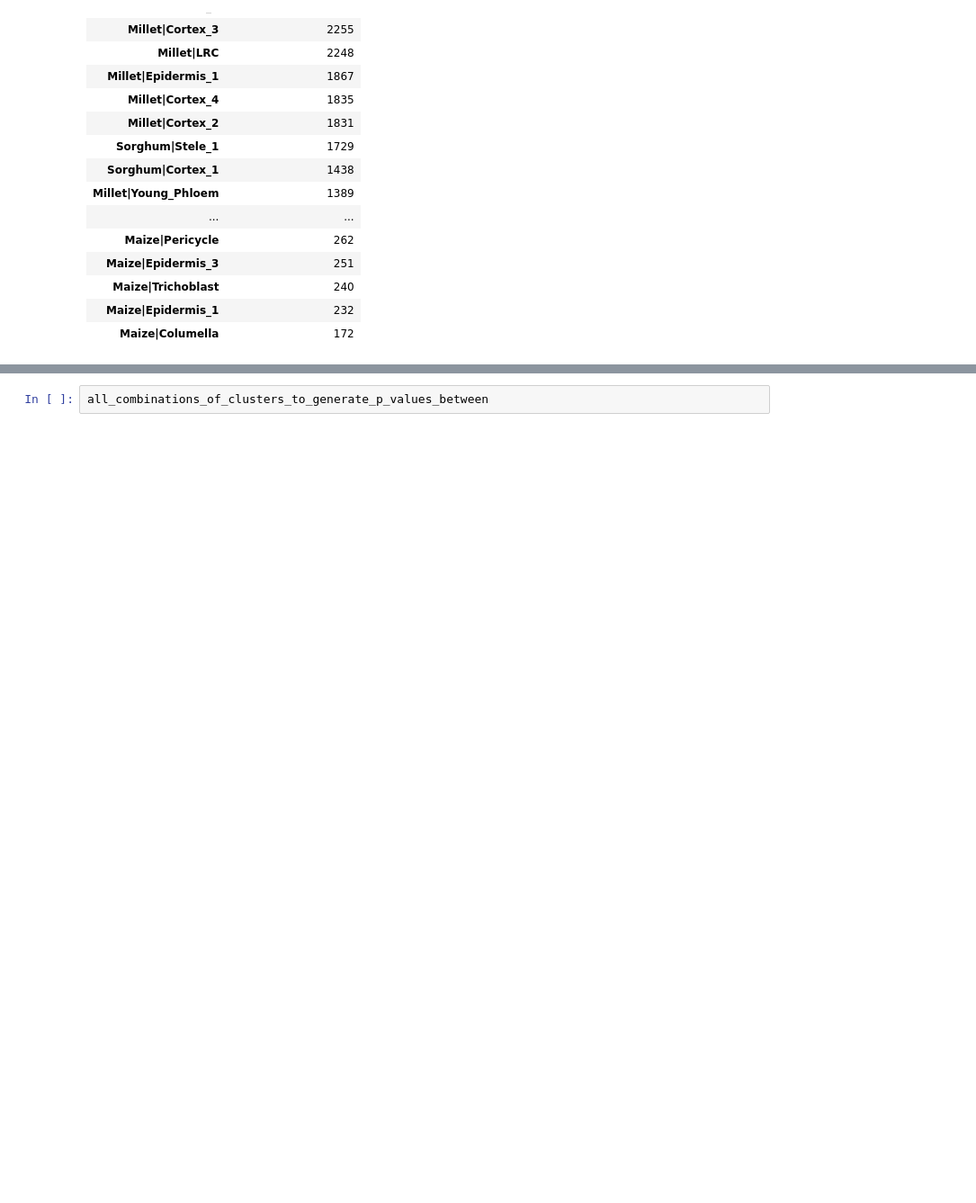
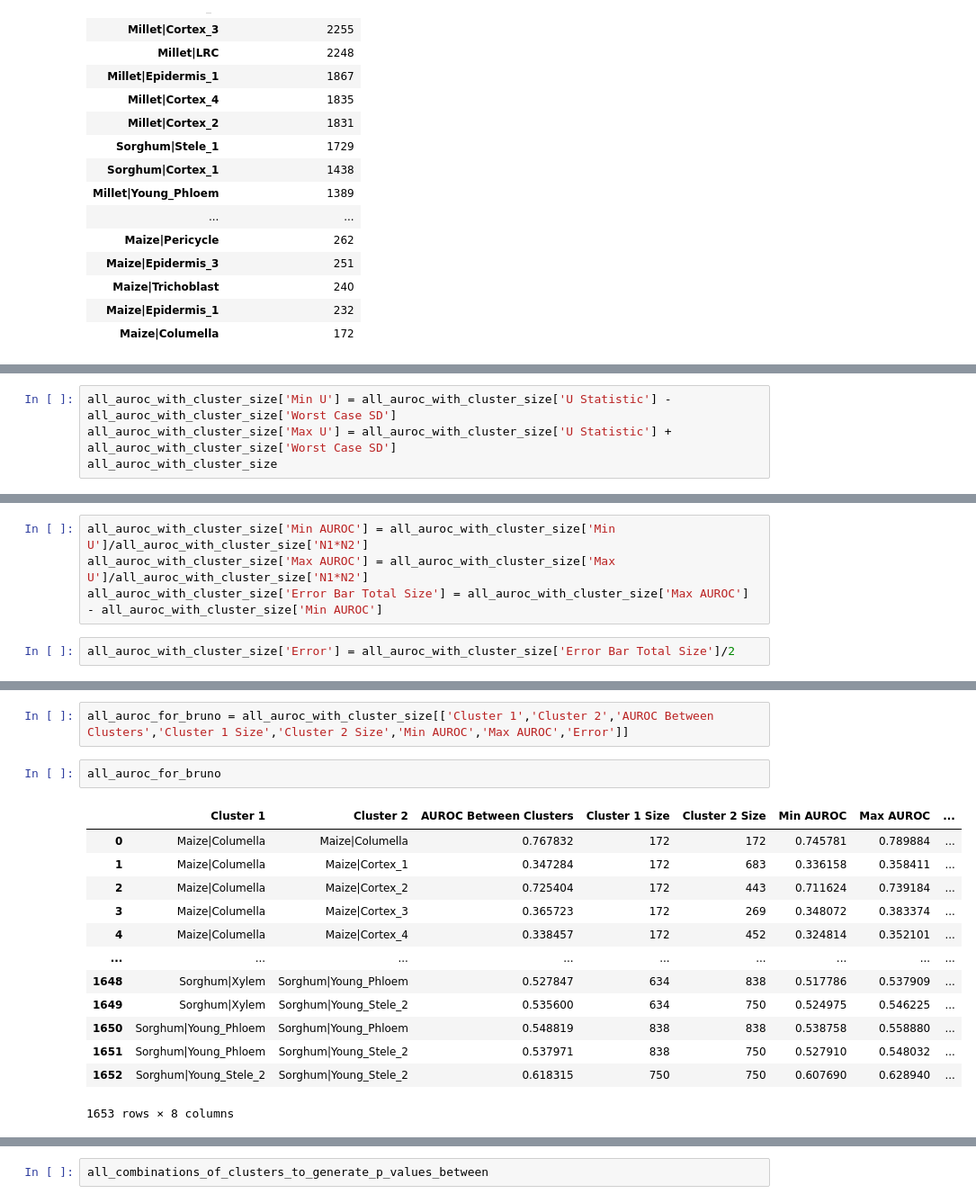
Before and after one commit to mikepassal/Bruno_and_Ken_Maize_Sorghum_Millet, a Jupyter notebook: Re_doing_things_with_Bruno_final_dataset/new_data_meta_redo.ipynb, the cells around one changed output, grey strips where cells are left out. Shown at 90% size. Saved outputs shown, nothing was run; the diff lists cells and outputs as text; blank space fills up the shorter version.

```diff
--- a/Re_doing_things_with_Bruno_final_dataset/new_data_meta_redo.ipynb
+++ b/Re_doing_things_with_Bruno_final_dataset/new_data_meta_redo.ipynb
@@ -209,0 +280,4 @@ panda_of_cluster_cell_size
+# %%
+all_auroc_with_cluster_size['Min U'] = all_auroc_with_cluster_size['U Statistic'] - all_auroc_with_cluster_size['Worst Case SD']
+all_auroc_with_cluster_size['Max U'] = all_auroc_with_cluster_size['U Statistic'] + all_auroc_with_cluster_size['Worst Case SD']
+all_auroc_with_cluster_size
@@ -209,0 +298,6 @@ panda_of_cluster_cell_size
+# %%
+all_auroc_with_cluster_size['Min AUROC'] = all_auroc_with_cluster_size['Min U']/all_auroc_with_cluster_size['N1*N2']
+all_auroc_with_cluster_size['Max AUROC'] = all_auroc_with_cluster_size['Max U']/all_auroc_with_cluster_size['N1*N2']
+all_auroc_with_cluster_size['Error Bar Total Size'] = all_auroc_with_cluster_size['Max AUROC'] - all_auroc_with_cluster_size['Min AUROC']
+# %%
+all_auroc_with_cluster_size['Error'] = all_auroc_with_cluster_size['Error Bar Total Size']/2
@@ -209,0 +320,18 @@ panda_of_cluster_cell_size
+# %%
+all_auroc_for_bruno = all_auroc_with_cluster_size[['Cluster 1','Cluster 2','AUROC Between Clusters','Cluster 1 Size','Cluster 2 Size','Min AUROC','Max AUROC','Error']]
+# %%
+all_auroc_for_bruno
+# %% [output]
+|  | Cluster 1 | Cluster 2 | AUROC Between Clusters | Cluster 1 Size | Cluster 2 Size | Min AUROC | Max AUROC | ... |
+| 0 | Maize|Columella | Maize|Columella | 0.767832 | 172 | 172 | 0.745781 | 0.789884 | ... |
+| 1 | Maize|Columella | Maize|Cortex_1 | 0.347284 | 172 | 683 | 0.336158 | 0.358411 | ... |
+| 2 | Maize|Columella | Maize|Cortex_2 | 0.725404 | 172 | 443 | 0.711624 | 0.739184 | ... |
+| 3 | Maize|Columella | Maize|Cortex_3 | 0.365723 | 172 | 269 | 0.348072 | 0.383374 | ... |
+| 4 | Maize|Columella | Maize|Cortex_4 | 0.338457 | 172 | 452 | 0.324814 | 0.352101 | ... |
+| ... | ... | ... | ... | ... | ... | ... | ... | ... |
+| 1648 | Sorghum|Xylem | Sorghum|Young_Phloem | 0.527847 | 634 | 838 | 0.517786 | 0.537909 | ... |
+| 1649 | Sorghum|Xylem | Sorghum|Young_Stele_2 | 0.535600 | 634 | 750 | 0.524975 | 0.546225 | ... |
+| 1650 | Sorghum|Young_Phloem | Sorghum|Young_Phloem | 0.548819 | 838 | 838 | 0.538758 | 0.558880 | ... |
+| 1651 | Sorghum|Young_Phloem | Sorghum|Young_Stele_2 | 0.537971 | 838 | 750 | 0.527910 | 0.548032 | ... |
+| 1652 | Sorghum|Young_Stele_2 | Sorghum|Young_Stele_2 | 0.618315 | 750 | 750 | 0.607690 | 0.628940 | ... |
+1653 rows × 8 columns
```
Also changed, not shown: parts of 28 cells of this notebook, 1 other file.
